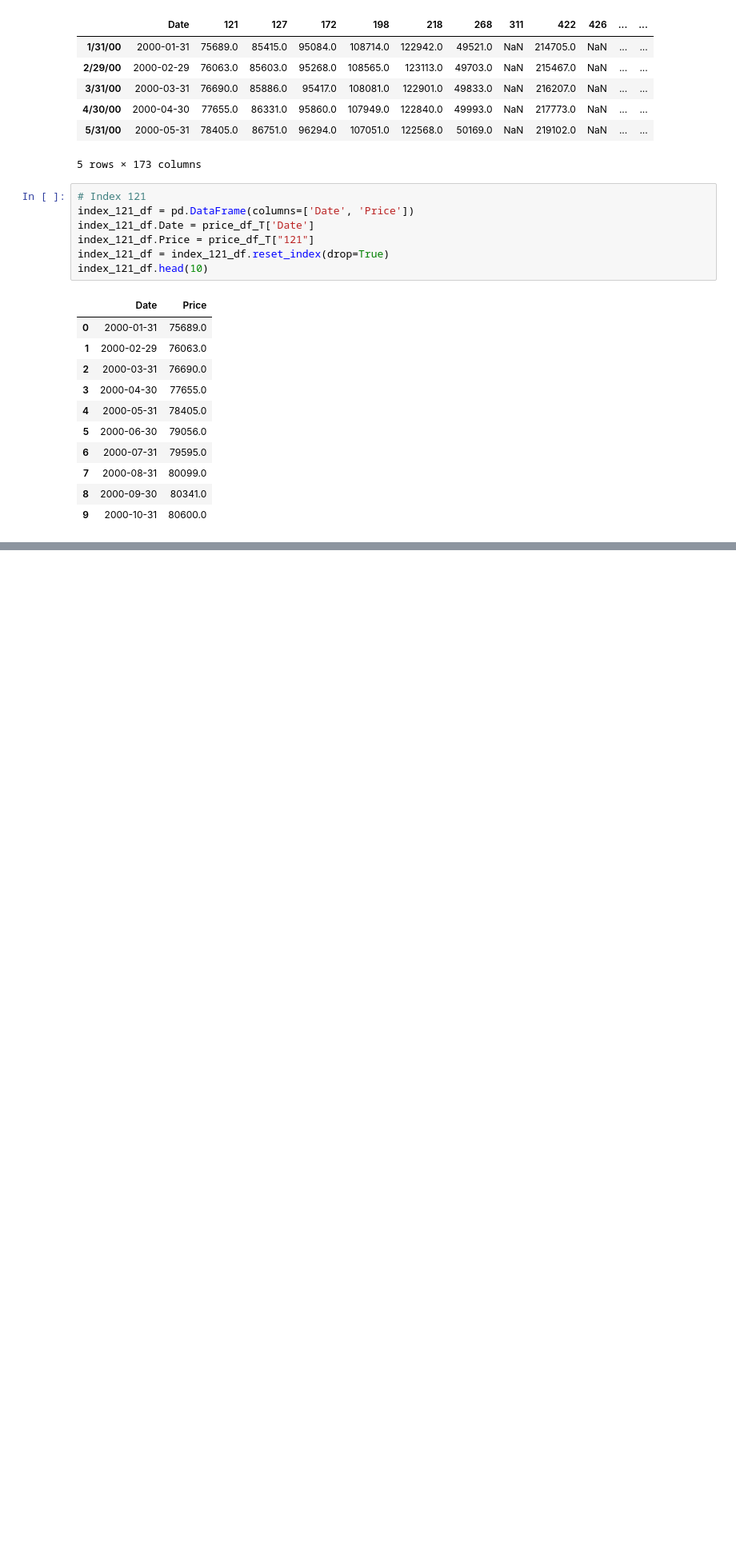
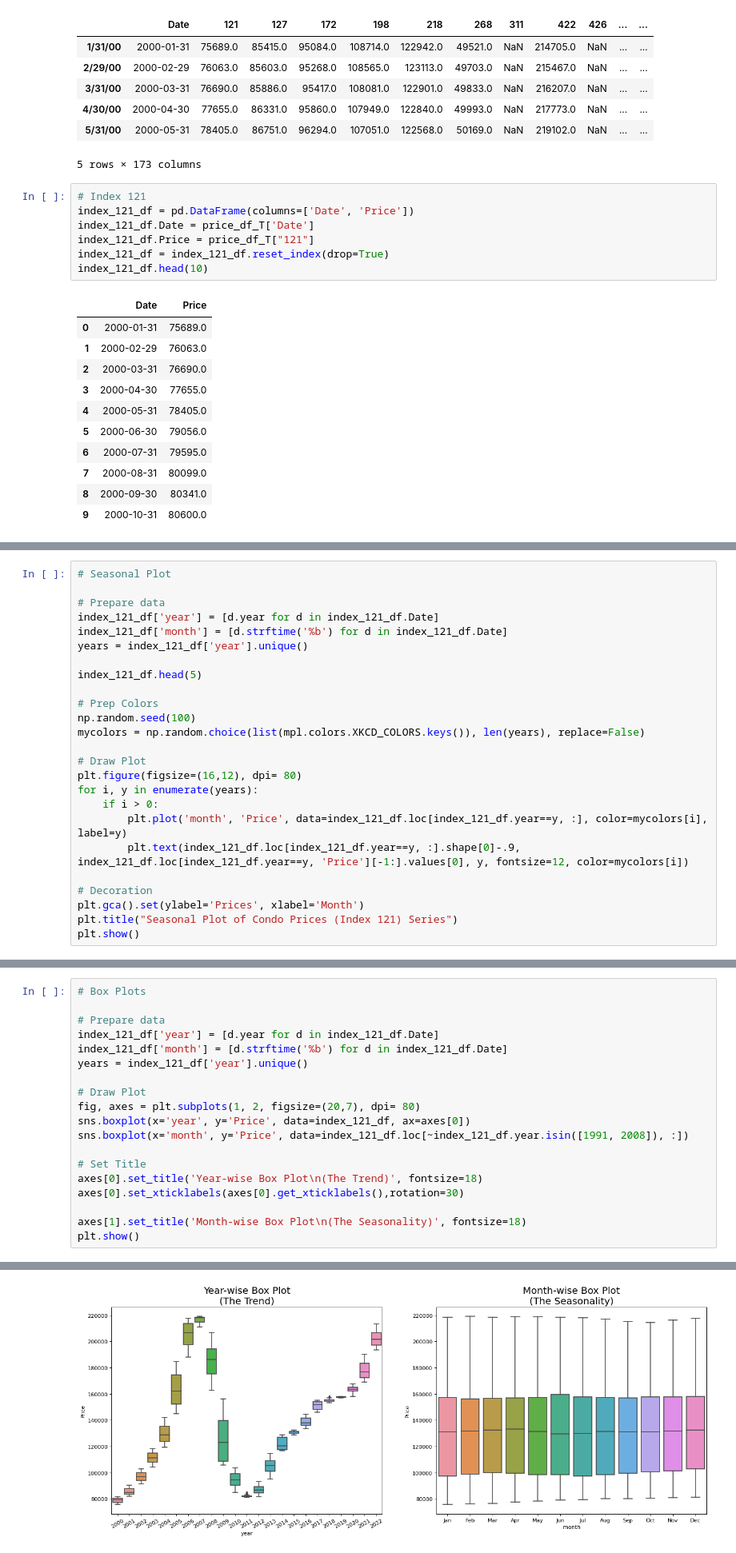
Before and after one commit to fhossain75/Miami-ML, a Jupyter notebook: exploratory-data-analysis/housing-prices.ipynb, the cells around one changed output, grey strips where cells are left out. Shown at 80% size. Cells and saved outputs as stored; diff of their text form; blank space fills up the shorter version.

Commit message:
Conducted time series eda

```diff
--- a/exploratory-data-analysis/housing-prices.ipynb
+++ b/exploratory-data-analysis/housing-prices.ipynb
@@ -184,0 +205,25 @@ Text(0, 0.5, 'Price')
+# %%
+# Seasonal Plot
+
+# Prepare data
+index_121_df['year'] = [d.year for d in index_121_df.Date]
+index_121_df['month'] = [d.strftime('%b') for d in index_121_df.Date]
+years = index_121_df['year'].unique()
+
+index_121_df.head(5)
+
+# Prep Colors
+np.random.seed(100)
+mycolors = np.random.choice(list(mpl.colors.XKCD_COLORS.keys()), len(years), replace=False)
+
+# Draw Plot
+plt.figure(figsize=(16,12), dpi= 80)
+for i, y in enumerate(years):
+    if i > 0:
+        plt.plot('month', 'Price', data=index_121_df.loc[index_121_df.year==y, :], color=mycolors[i], label=y)
+        plt.text(index_121_df.loc[index_121_df.year==y, :].shape[0]-.9, index_121_df.loc[index_121_df.year==y, 'Price'][-1:].values[0], y, fontsize=12, color=mycolors[i])
+
+# Decoration
+plt.gca().set(ylabel='Prices', xlabel='Month')
+plt.title("Seasonal Plot of Condo Prices (Index 121) Series")
+plt.show()
@@ -184,0 +249,20 @@ Text(0, 0.5, 'Price')
+# %%
+# Box Plots
+
+# Prepare data
+index_121_df['year'] = [d.year for d in index_121_df.Date]
+index_121_df['month'] = [d.strftime('%b') for d in index_121_df.Date]
+years = index_121_df['year'].unique()
+
+# Draw Plot
+fig, axes = plt.subplots(1, 2, figsize=(20,7), dpi= 80)
+sns.boxplot(x='year', y='Price', data=index_121_df, ax=axes[0])
+sns.boxplot(x='month', y='Price', data=index_121_df.loc[~index_121_df.year.isin([1991, 2008]), :])
+
+# Set Title
+axes[0].set_title('Year-wise Box Plot\n(The Trend)', fontsize=18)
+axes[0].set_xticklabels(axes[0].get_xticklabels(),rotation=30)
+
+axes[1].set_title('Month-wise Box Plot\n(The Seasonality)', fontsize=18)
+plt.show()
+# %% [output]
@@ -184,0 +290 @@ Text(0, 0.5, 'Price')
+[figure, added]
```
Also changed, not shown: parts of 7 cells of this notebook.
